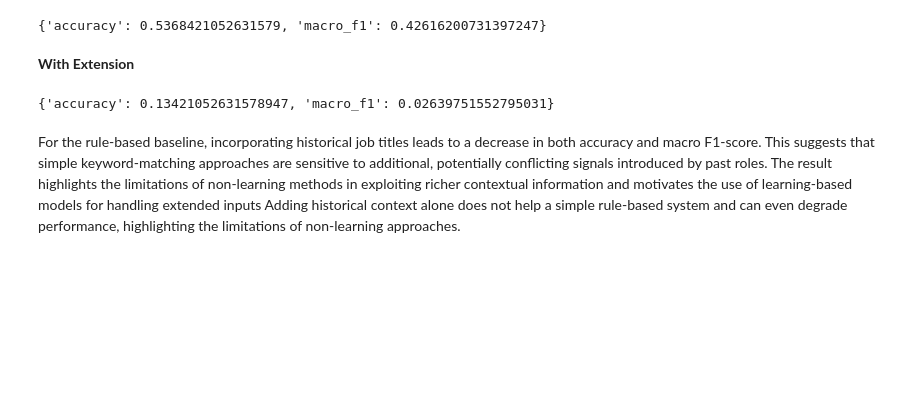
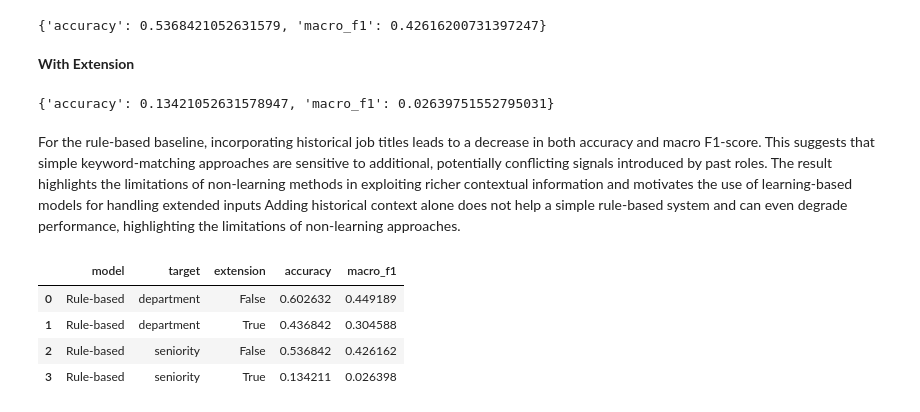
Before and after one commit to luisadosch/nlp-job-title-classification-benchmark-snapaddy, a Jupyter notebook: src/model-1-baseline.ipynb, the cells around one changed output. Cells and saved outputs as stored; diff of their text form; code cells hidden in the pictures; blank space fills up the shorter version.

```diff
--- a/src/model-1-baseline.ipynb
+++ b/src/model-1-baseline.ipynb
@@ -214,3 +215,48 @@ metrics_sen_ext
 {'accuracy': 0.13421052631578947, 'macro_f1': 0.02639751552795031}
 # %% [markdown]
 For the rule-based baseline, incorporating historical job titles leads to a decrease in both accuracy and macro F1-score. This suggests that simple keyword-matching approaches are sensitive to additional, potentially conflicting signals introduced by past roles. The result highlights the limitations of non-learning methods in exploiting richer contextual information and motivates the use of learning-based models for handling extended inputs Adding historical context alone does not help a simple rule-based system and can even degrade performance, highlighting the limitations of non-learning approaches.
+# %%
+results = []
+
+add_result(
+    results,
+    model_name="Rule-based",
+    target="department",
+    extension=False,
+    metrics=metrics_dep_base
+)
+
+add_result(
+    results,
+    model_name="Rule-based",
+    target="department",
+    extension=True,
+    metrics=metrics_dep_ext
+)
+
+add_result(
+    results,
+    model_name="Rule-based",
+    target="seniority",
+    extension=False,
+    metrics=metrics_sen_base
+)
+
+add_result(
+    results,
+    model_name="Rule-based",
+    target="seniority",
+    extension=True,
+    metrics=metrics_sen_ext
+)
+
+save_results(results)
+# %%
+results_df_baseline = pd.DataFrame(results)
+results_df_baseline
+# %% [output]
+|  | model | target | extension | accuracy | macro_f1 |
+| 0 | Rule-based | department | False | 0.602632 | 0.449189 |
+| 1 | Rule-based | department | True | 0.436842 | 0.304588 |
+| 2 | Rule-based | seniority | False | 0.536842 | 0.426162 |
+| 3 | Rule-based | seniority | True | 0.134211 | 0.026398 |
```
Also changed, not shown: parts of 1 cell of this notebook.
